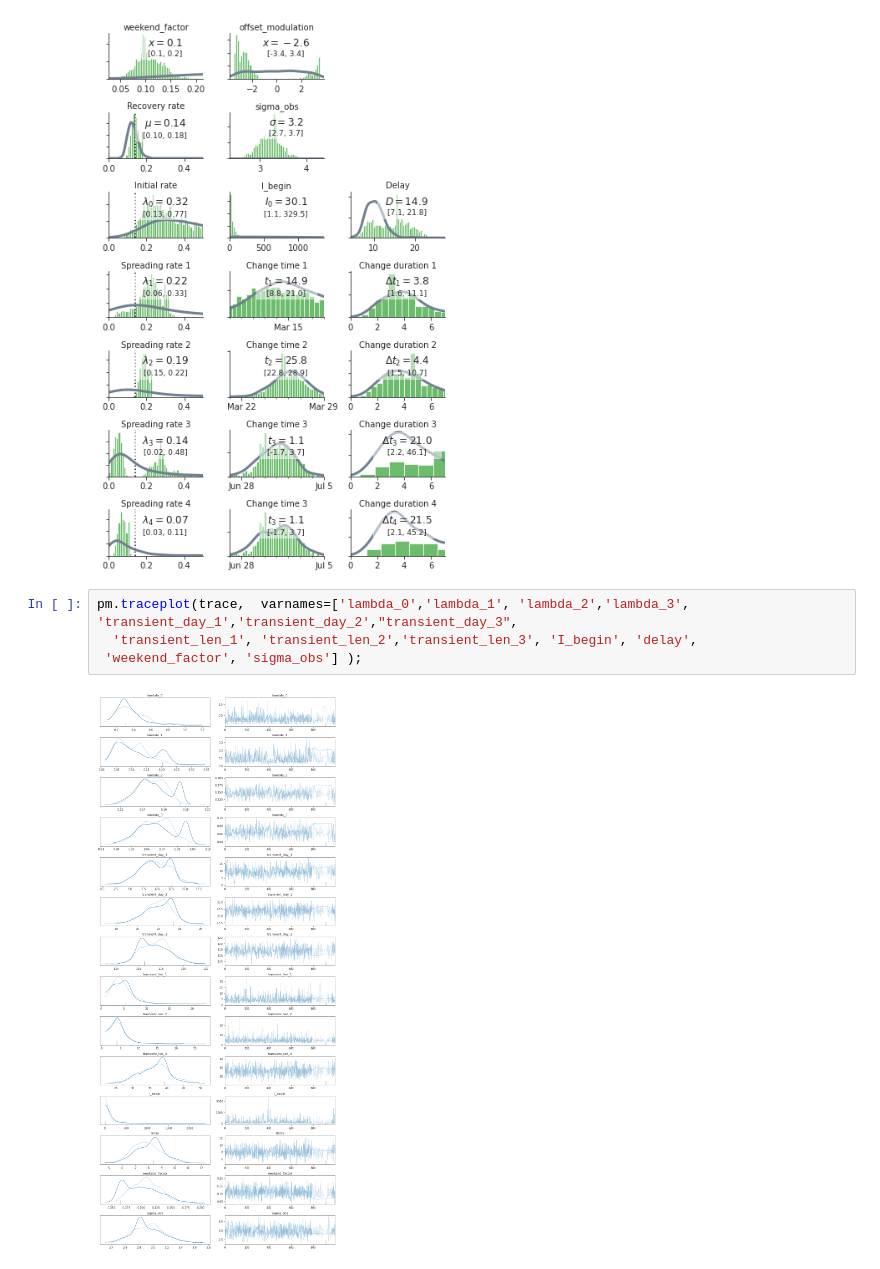
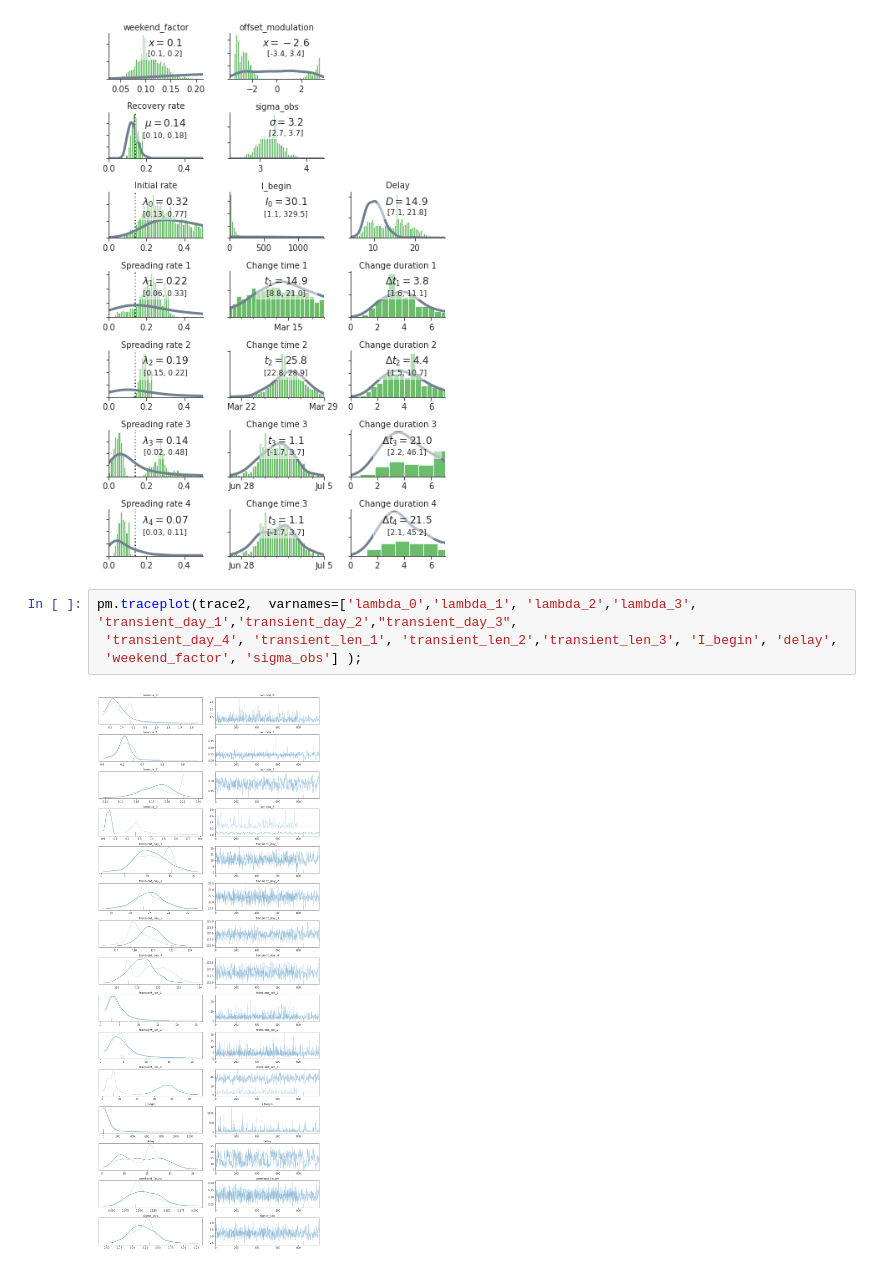
Before and after one commit to dmarinere/COVID19-Policies-Analysis, a Jupyter notebook: kernel4.ipynb, the cells around one changed output. Saved outputs shown, nothing was run; the diff lists cells and outputs as text.

```diff
--- a/kernel4.ipynb
+++ b/kernel4.ipynb
@@ -725,8 +725,8 @@ plot_results(model=fore_model, trace=trace2)
 # %% [output]
 [figure]
 # %%
-pm.traceplot(trace,  varnames=['lambda_0','lambda_1', 'lambda_2','lambda_3', 'transient_day_1','transient_day_2',"transient_day_3",
-  'transient_len_1', 'transient_len_2','transient_len_3', 'I_begin', 'delay',
+pm.traceplot(trace2,  varnames=['lambda_0','lambda_1', 'lambda_2','lambda_3', 'transient_day_1','transient_day_2',"transient_day_3",
+ 'transient_day_4', 'transient_len_1', 'transient_len_2','transient_len_3', 'I_begin', 'delay',
  'weekend_factor', 'sigma_obs'] );
 # %% [output]
-[figure, old version]
+[figure, new version]
```
